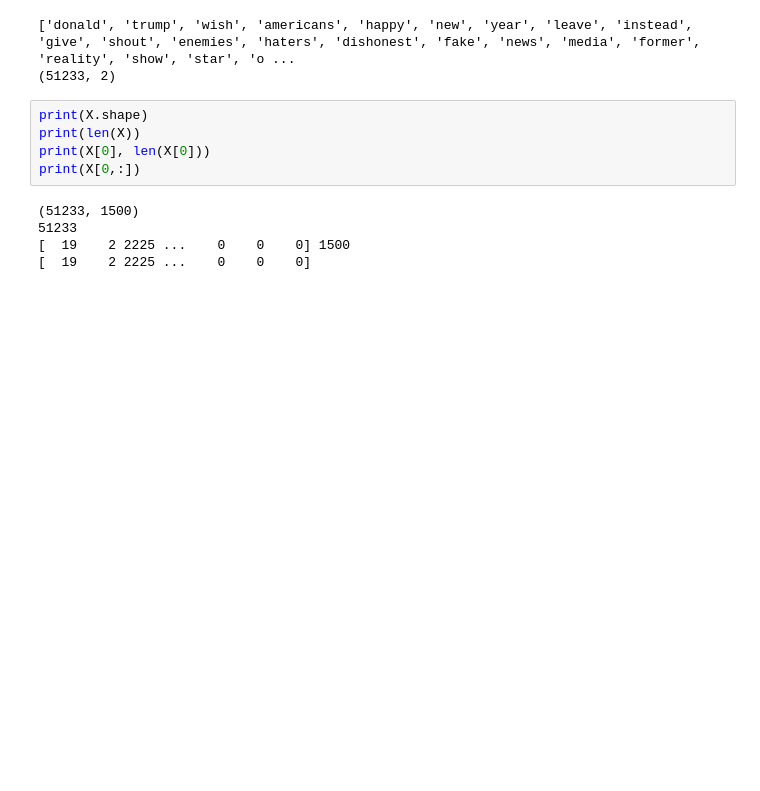
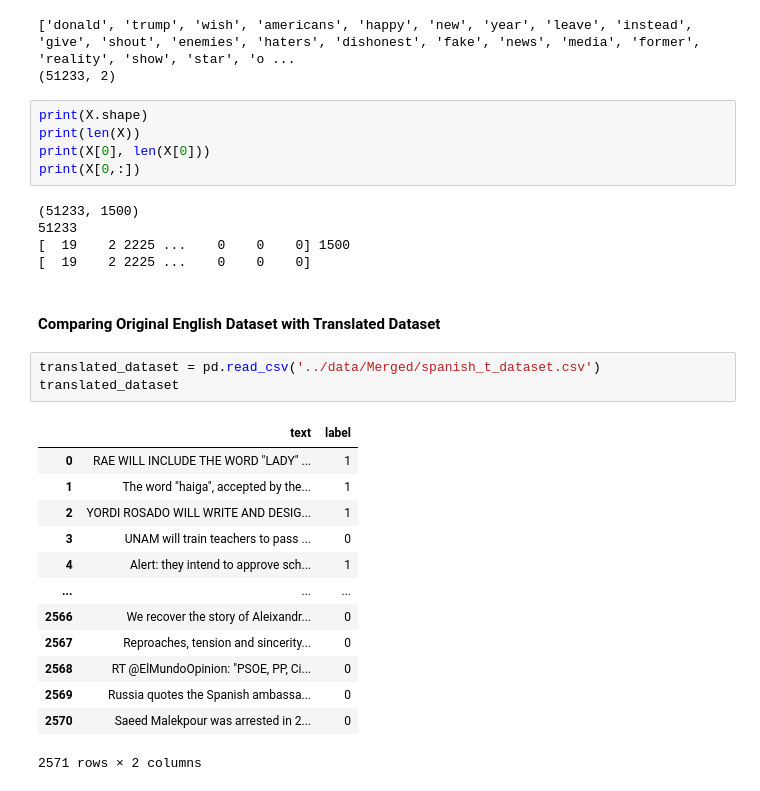
Before and after one commit to kevinmaiden7/Spanish_FakeNewsDetection, a Jupyter notebook: src/data_preprocessing.ipynb, the cells around one changed output. Saved outputs shown, nothing was run; the diff lists cells and outputs as text; blank space fills up the shorter version.

Commit message:
Comparing Original English Dataset with Translated Dataset

```diff
--- a/src/data_preprocessing.ipynb
+++ b/src/data_preprocessing.ipynb
@@ -294,3 +294,22 @@ print(X[0,:])
 51233
 [  19    2 2225 ...    0    0    0] 1500
 [  19    2 2225 ...    0    0    0]
+# %% [markdown]
+#### Comparing Original English Dataset with Translated Dataset
+# %%
+translated_dataset = pd.read_csv('../data/Merged/spanish_t_dataset.csv')
+translated_dataset
+# %% [output]
+|  | text | label |
+| 0 | RAE WILL INCLUDE THE WORD "LADY" ... | 1 |
+| 1 | The word "haiga", accepted by the... | 1 |
+| 2 | YORDI ROSADO WILL WRITE AND DESIG... | 1 |
+| 3 | UNAM will train teachers to pass ... | 0 |
+| 4 | Alert: they intend to approve sch... | 1 |
+| ... | ... | ... |
+| 2566 | We recover the story of Aleixandr... | 0 |
+| 2567 | Reproaches, tension and sincerity... | 0 |
+| 2568 | RT @ElMundoOpinion: "PSOE, PP, Ci... | 0 |
+| 2569 | Russia quotes the Spanish ambassa... | 0 |
+| 2570 | Saeed Malekpour was arrested in 2... | 0 |
+2571 rows × 2 columns
```
Also changed, not shown: parts of 13 cells of this notebook.
